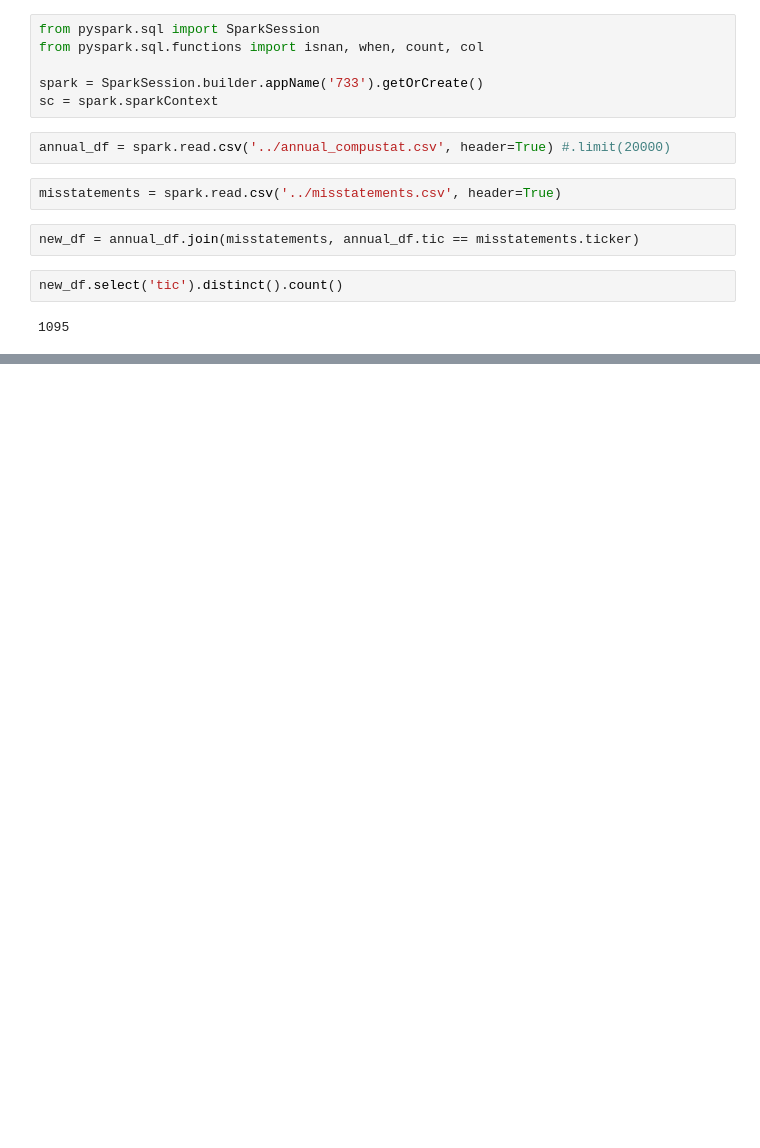
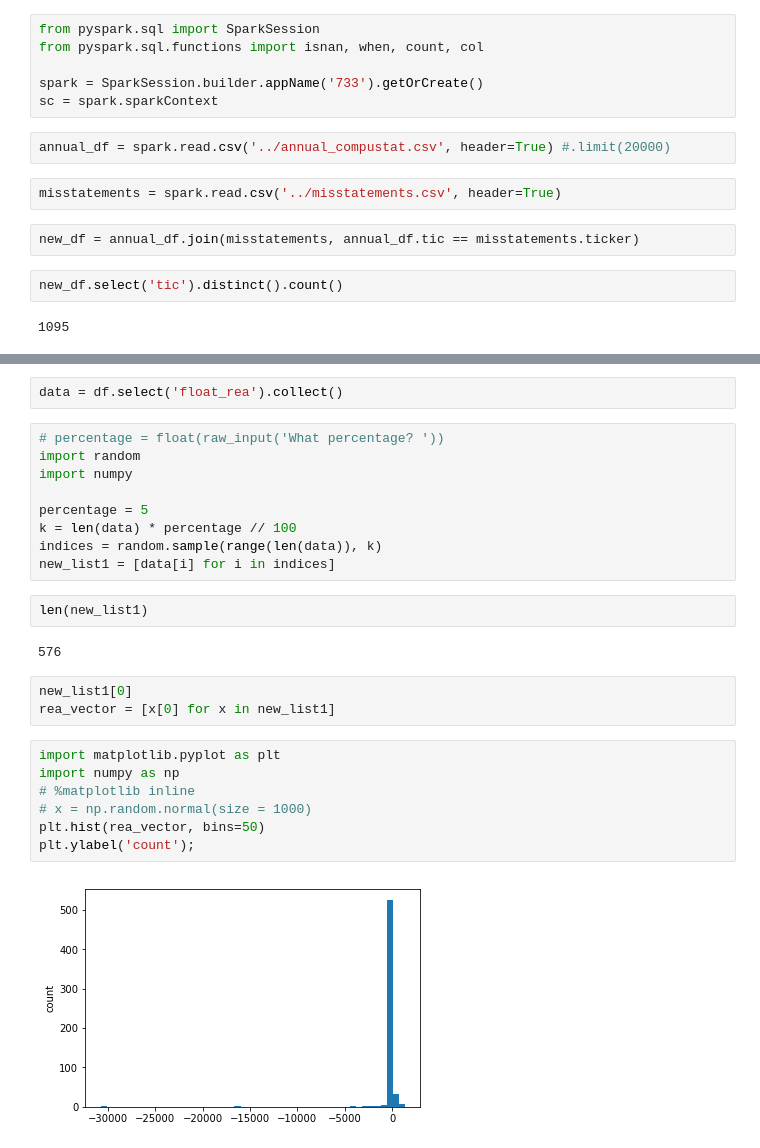
Before and after one commit to chiu/accounting-ml-project, a Jupyter notebook: misstatement_detection-Copy5.ipynb, the cells around one changed output, grey strips where cells are left out. Drawn from its saved outputs; the diff is of its cells as text; blank space fills up the shorter version.

```diff
--- a/misstatement_detection-Copy5.ipynb
+++ b/misstatement_detection-Copy5.ipynb
@@ -17 +42,28 @@ new_df.select('tic').distinct().count()
+# %%
+data = df.select('float_rea').collect()
+# %%
+# percentage = float(raw_input('What percentage? '))
+import random
+import numpy
+
+percentage = 5
+k = len(data) * percentage // 100
+indices = random.sample(range(len(data)), k)
+new_list1 = [data[i] for i in indices]
+# %%
+len(new_list1)
+# %% [output]
+576
+# %%
+new_list1[0]
+rea_vector = [x[0] for x in new_list1]
+# %%
+import matplotlib.pyplot as plt
+import numpy as np
+# %matplotlib inline
+# x = np.random.normal(size = 1000)
+plt.hist(rea_vector, bins=50)
+plt.ylabel('count');
+# %% [output]
+[figure, added]
 # %%
```
Also changed, not shown: parts of 24 cells of this notebook, 2 other files.
